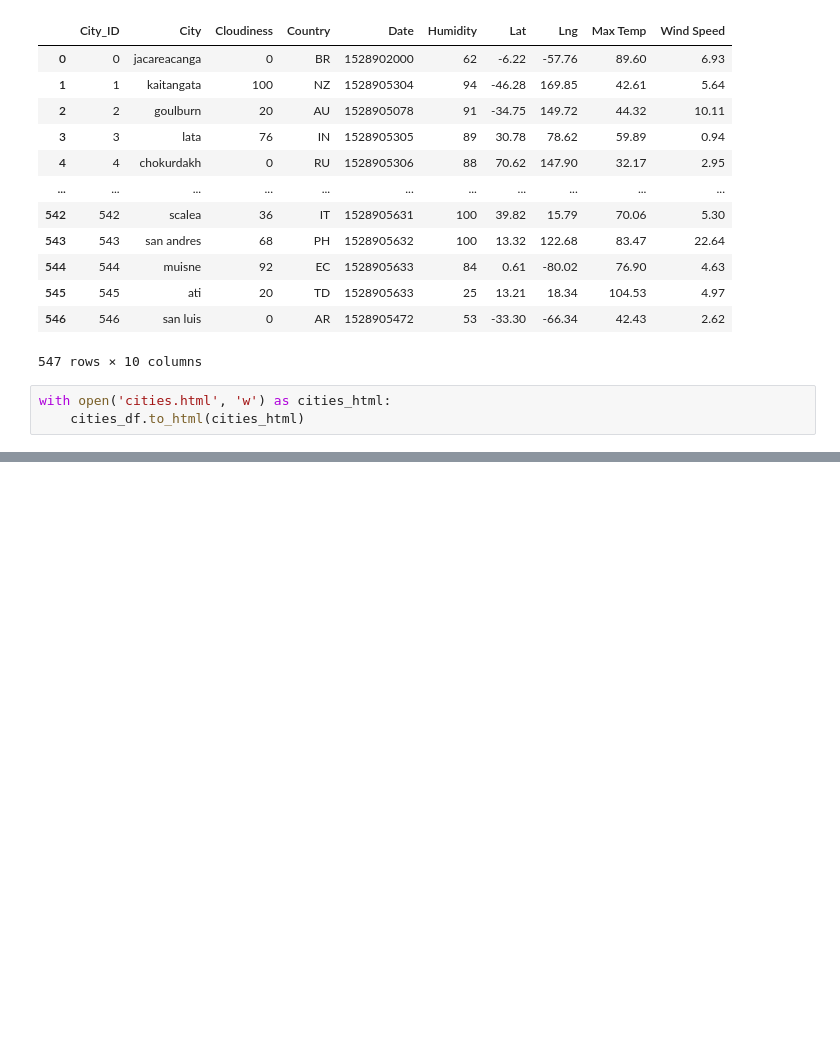
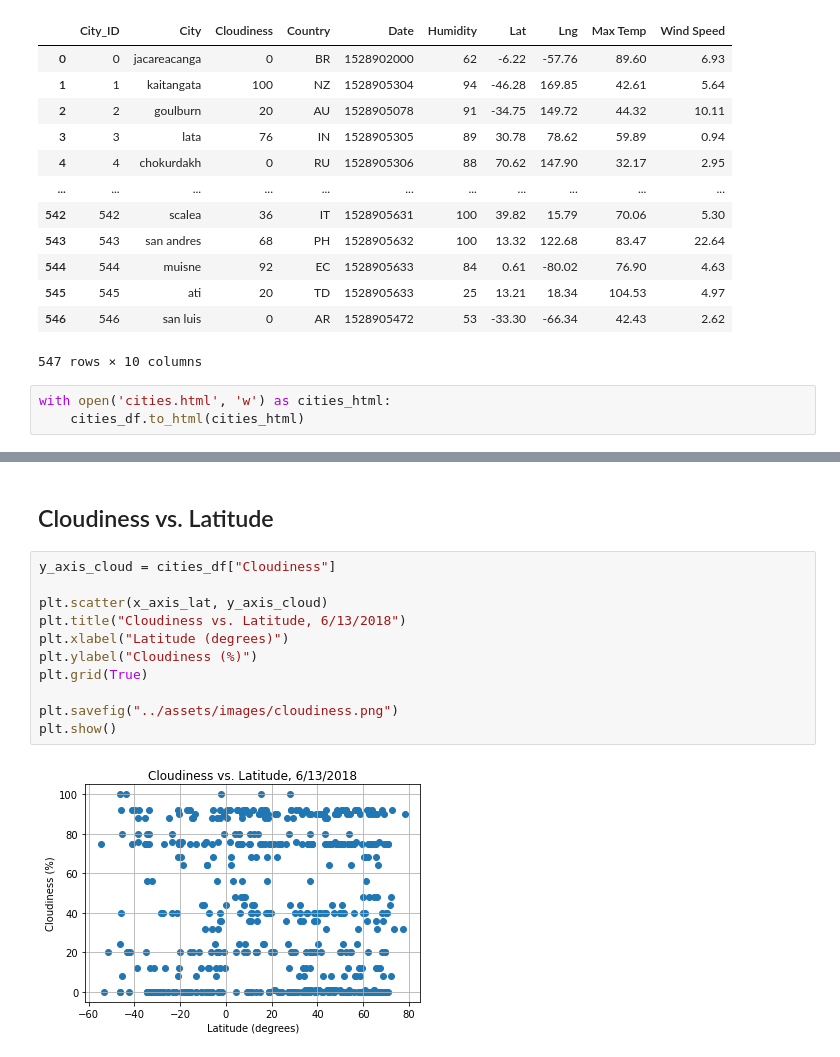
Before and after one commit to SamEspe/web-design-challenge, a Jupyter notebook: Resources/CSV_to_HTML_Conversion.ipynb, the cells around one changed output, grey strips where cells are left out. Cells and saved outputs as stored; diff of their text form; blank space fills up the shorter version.

```diff
--- a/Resources/CSV_to_HTML_Conversion.ipynb
+++ b/Resources/CSV_to_HTML_Conversion.ipynb
@@ -22,0 +44,15 @@ with open('cities.html', 'w') as cities_html:
+# %% [markdown]
+## Cloudiness vs. Latitude
+# %%
+y_axis_cloud = cities_df["Cloudiness"]
+
+plt.scatter(x_axis_lat, y_axis_cloud)
+plt.title("Cloudiness vs. Latitude, 6/13/2018")
+plt.xlabel("Latitude (degrees)")
+plt.ylabel("Cloudiness (%)")
+plt.grid(True)
+
+plt.savefig("../assets/images/cloudiness.png")
+plt.show()
+# %% [output]
+[figure, added]
```
Also changed, not shown: parts of 9 cells of this notebook, 4 other files.
